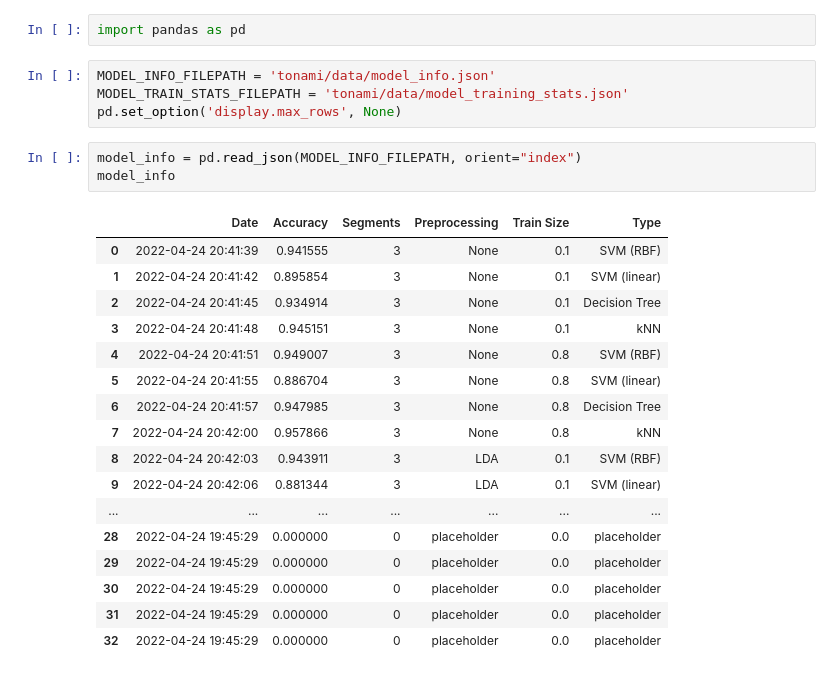
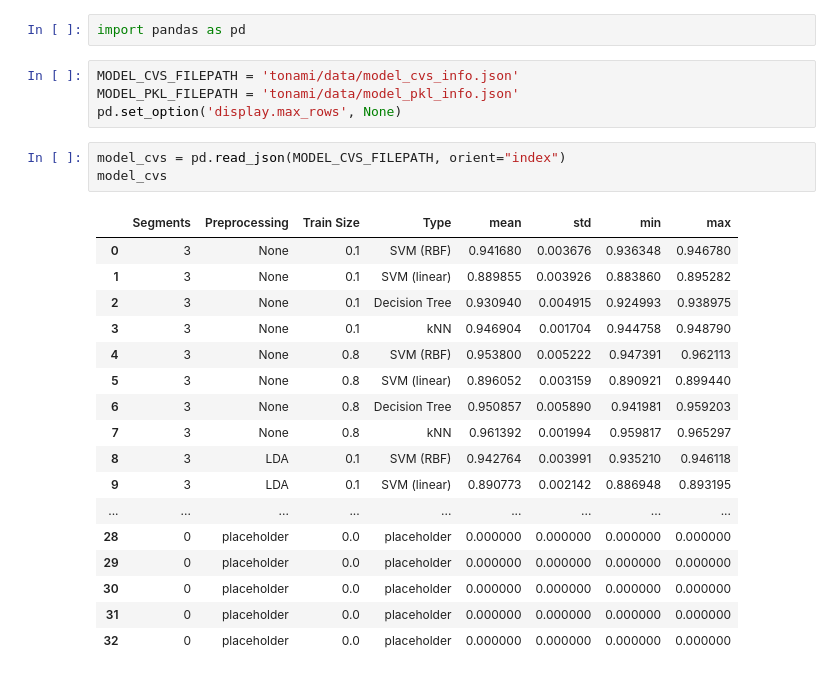
Before and after one commit to saltyseadawg/tonami-package, a Jupyter notebook: tonami/data/display_model_data.ipynb, the cells around one changed output. Cells and saved outputs as stored; diff of their text form.

```diff
--- a/tonami/data/display_model_data.ipynb
+++ b/tonami/data/display_model_data.ipynb
@@ -5,28 +5,28 @@ c:\Users\robyn\Documents\_School\GitHub\tonami-package
 # %%
 import pandas as pd
 # %%
-MODEL_INFO_FILEPATH = 'tonami/data/model_info.json'
-MODEL_TRAIN_STATS_FILEPATH = 'tonami/data/model_training_stats.json'
+MODEL_CVS_FILEPATH = 'tonami/data/model_cvs_info.json'
+MODEL_PKL_FILEPATH = 'tonami/data/model_pkl_info.json'
 pd.set_option('display.max_rows', None)
 # %%
-model_info = pd.read_json(MODEL_INFO_FILEPATH, orient="index")
-model_info
+model_cvs = pd.read_json(MODEL_CVS_FILEPATH, orient="index")
+model_cvs
 # %% [output]
-|  | Date | Accuracy | Segments | Preprocessing | Train Size | Type |
-| 0 | 2022-04-24 20:41:39 | 0.941555 | 3 | None | 0.1 | SVM (RBF) |
-| 1 | 2022-04-24 20:41:42 | 0.895854 | 3 | None | 0.1 | SVM (linear) |
-| 2 | 2022-04-24 20:41:45 | 0.934914 | 3 | None | 0.1 | Decision Tree |
-| 3 | 2022-04-24 20:41:48 | 0.945151 | 3 | None | 0.1 | kNN |
-| 4 | 2022-04-24 20:41:51 | 0.949007 | 3 | None | 0.8 | SVM (RBF) |
-| 5 | 2022-04-24 20:41:55 | 0.886704 | 3 | None | 0.8 | SVM (linear) |
-| 6 | 2022-04-24 20:41:57 | 0.947985 | 3 | None | 0.8 | Decision Tree |
-| 7 | 2022-04-24 20:42:00 | 0.957866 | 3 | None | 0.8 | kNN |
-| 8 | 2022-04-24 20:42:03 | 0.943911 | 3 | LDA | 0.1 | SVM (RBF) |
-| 9 | 2022-04-24 20:42:06 | 0.881344 | 3 | LDA | 0.1 | SVM (linear) |
-| ... | ... | ... | ... | ... | ... | ... |
-| 28 | 2022-04-24 19:45:29 | 0.000000 | 0 | placeholder | 0.0 | placeholder |
-| 29 | 2022-04-24 19:45:29 | 0.000000 | 0 | placeholder | 0.0 | placeholder |
-| 30 | 2022-04-24 19:45:29 | 0.000000 | 0 | placeholder | 0.0 | placeholder |
-| 31 | 2022-04-24 19:45:29 | 0.000000 | 0 | placeholder | 0.0 | placeholder |
-| 32 | 2022-04-24 19:45:29 | 0.000000 | 0 | placeholder | 0.0 | placeholder |
+|  | Segments | Preprocessing | Train Size | Type | mean | std | min | max |
+| 0 | 3 | None | 0.1 | SVM (RBF) | 0.941680 | 0.003676 | 0.936348 | 0.946780 |
+| 1 | 3 | None | 0.1 | SVM (linear) | 0.889855 | 0.003926 | 0.883860 | 0.895282 |
+| 2 | 3 | None | 0.1 | Decision Tree | 0.930940 | 0.004915 | 0.924993 | 0.938975 |
+| 3 | 3 | None | 0.1 | kNN | 0.946904 | 0.001704 | 0.944758 | 0.948790 |
+| 4 | 3 | None | 0.8 | SVM (RBF) | 0.953800 | 0.005222 | 0.947391 | 0.962113 |
+| 5 | 3 | None | 0.8 | SVM (linear) | 0.896052 | 0.003159 | 0.890921 | 0.899440 |
+| 6 | 3 | None | 0.8 | Decision Tree | 0.950857 | 0.005890 | 0.941981 | 0.959203 |
+| 7 | 3 | None | 0.8 | kNN | 0.961392 | 0.001994 | 0.959817 | 0.965297 |
+| 8 | 3 | LDA | 0.1 | SVM (RBF) | 0.942764 | 0.003991 | 0.935210 | 0.946118 |
+| 9 | 3 | LDA | 0.1 | SVM (linear) | 0.890773 | 0.002142 | 0.886948 | 0.893195 |
+| ... | ... | ... | ... | ... | ... | ... | ... | ... |
+| 28 | 0 | placeholder | 0.0 | placeholder | 0.000000 | 0.000000 | 0.000000 | 0.000000 |
+| 29 | 0 | placeholder | 0.0 | placeholder | 0.000000 | 0.000000 | 0.000000 | 0.000000 |
+| 30 | 0 | placeholder | 0.0 | placeholder | 0.000000 | 0.000000 | 0.000000 | 0.000000 |
+| 31 | 0 | placeholder | 0.0 | placeholder | 0.000000 | 0.000000 | 0.000000 | 0.000000 |
+| 32 | 0 | placeholder | 0.0 | placeholder | 0.000000 | 0.000000 | 0.000000 | 0.000000 |
 # %%
```
Also changed, not shown: parts of 2 cells of this notebook, 9 other files.
